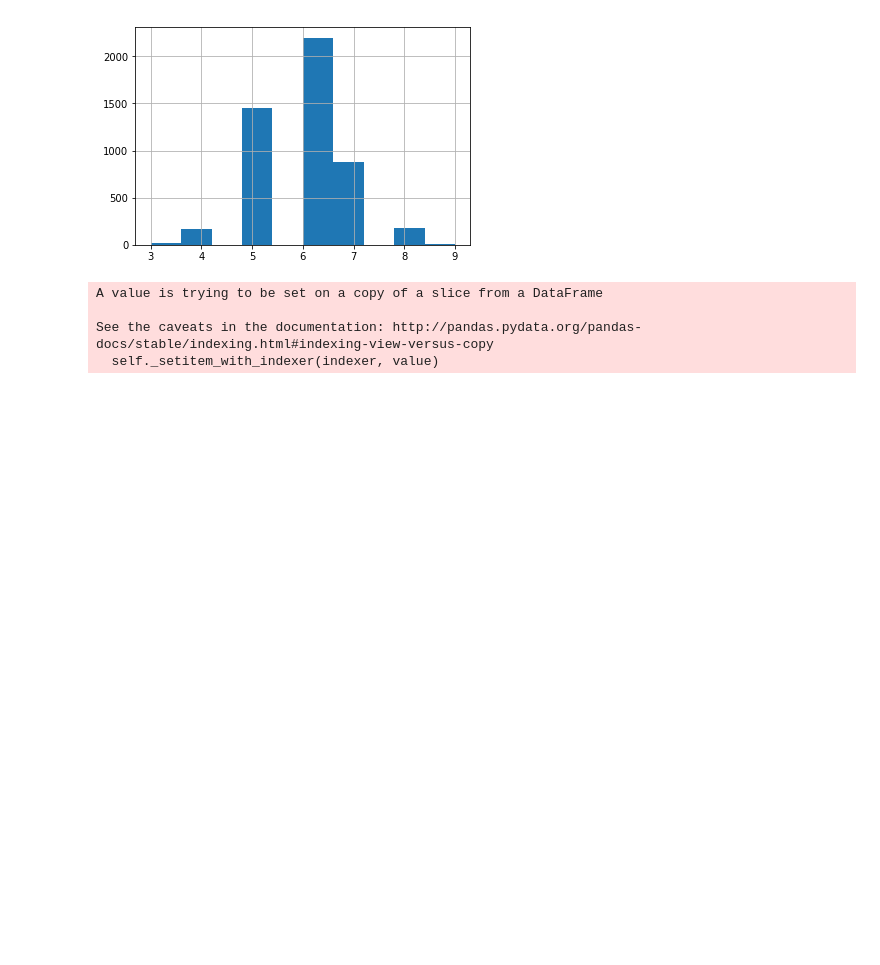
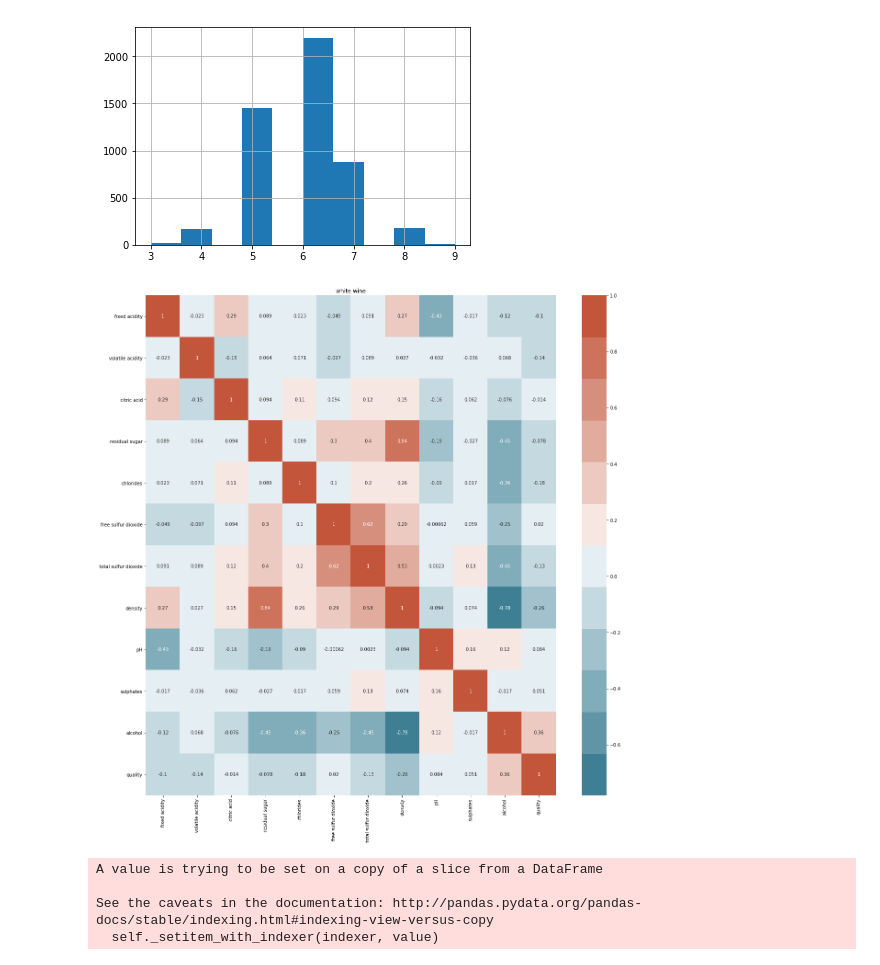
Before and after one commit to BahramJannesar/WineQualityMachineLearningAndDataAnalysis, a Jupyter notebook: Classification on wine quality ---> Red and White.ipynb, the cells around one changed output. Drawn from its saved outputs; the diff is of its cells as text; code cells hidden in the pictures; blank space fills up the shorter version.

```diff
--- a/Classification on wine quality ---> Red and White.ipynb
+++ b/Classification on wine quality ---> Red and White.ipynb
@@ -22,6 +22,14 @@ white['quality'].hist()
 # %% [output]
 <matplotlib.axes._subplots.AxesSubplot at 0x...>
 [figure]
+# %%
+plt.figure(figsize=(20, 20))
+df_corr = white.corr()
+sns.heatmap(df_corr, cmap=sns.diverging_palette(220, 20, n=12), annot=True)
+plt.title("white wine")
+plt.show()
+# %% [output]
+[figure, added]
 # %%
 for i in range(len(white)):
     if white['quality'].iloc[i] == 3 or white['quality'].iloc[i] == 4  :
```
Also changed, not shown: parts of 1 cell of this notebook, 1 other file.
